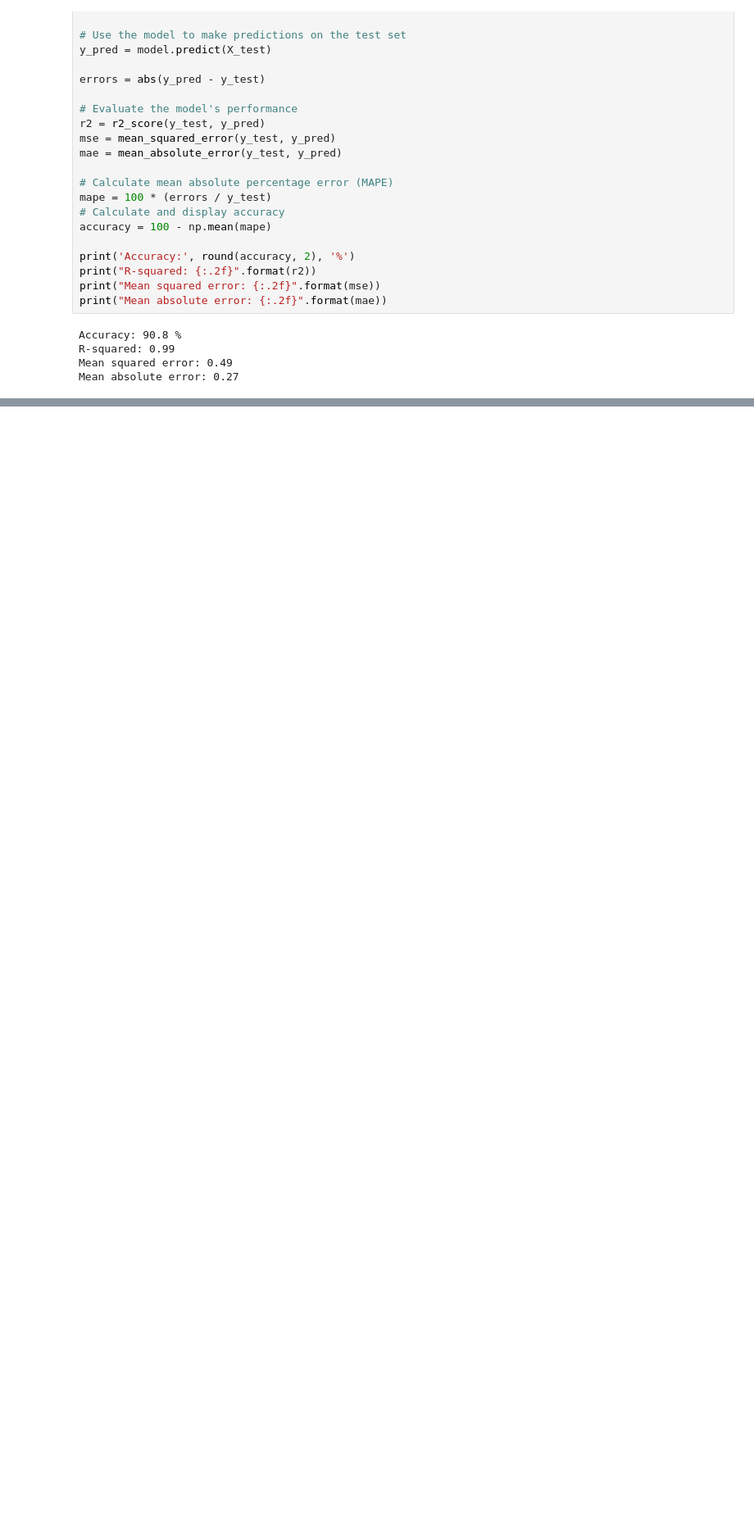
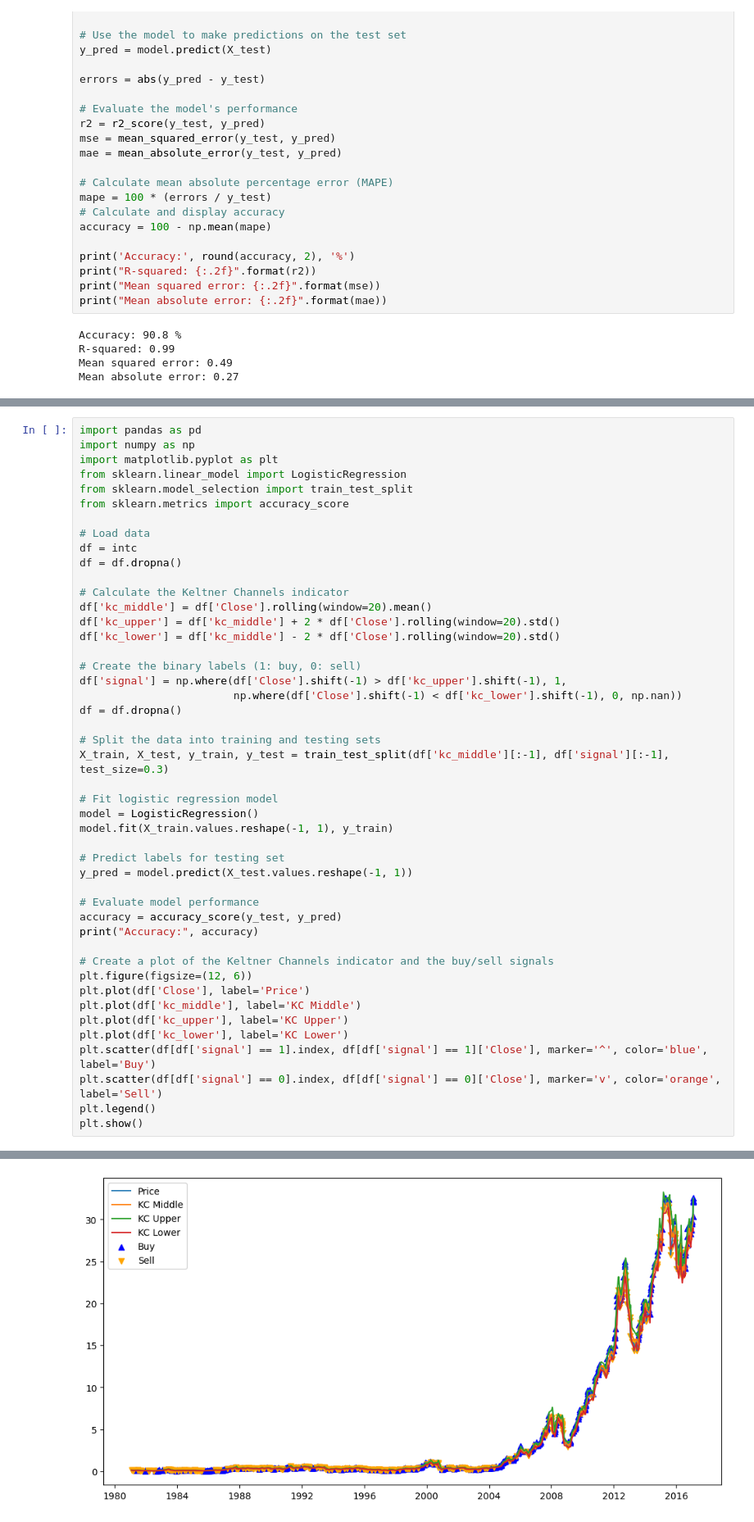
Before and after one commit to ShubhangamPrasad/Technical-Indicator-Evaluator, a Jupyter notebook: Channel Testing.ipynb, the cells around one changed output, grey strips where cells are left out. Shown: that part at 82% size. Drawn from its saved outputs; the diff is of its cells as text; blank space fills up the shorter version.

Commit message:
regression part added

```diff
--- a/Channel Testing.ipynb
+++ b/Channel Testing.ipynb
@@ -763,0 +667,47 @@ plt.show()
+# %%
+import pandas as pd
+import numpy as np
+import matplotlib.pyplot as plt
+from sklearn.linear_model import LogisticRegression
+from sklearn.model_selection import train_test_split
+from sklearn.metrics import accuracy_score
+
+# Load data
+df = intc
+df = df.dropna()
+
+# Calculate the Keltner Channels indicator
+df['kc_middle'] = df['Close'].rolling(window=20).mean()
+df['kc_upper'] = df['kc_middle'] + 2 * df['Close'].rolling(window=20).std()
+df['kc_lower'] = df['kc_middle'] - 2 * df['Close'].rolling(window=20).std()
+
+# Create the binary labels (1: buy, 0: sell)
+df['signal'] = np.where(df['Close'].shift(-1) > df['kc_upper'].shift(-1), 1,
+                        np.where(df['Close'].shift(-1) < df['kc_lower'].shift(-1), 0, np.nan))
+df = df.dropna()
+
+# Split the data into training and testing sets
+X_train, X_test, y_train, y_test = train_test_split(df['kc_middle'][:-1], df['signal'][:-1], test_size=0.3)
+
+# Fit logistic regression model
+model = LogisticRegression()
+model.fit(X_train.values.reshape(-1, 1), y_train)
+
+# Predict labels for testing set
+y_pred = model.predict(X_test.values.reshape(-1, 1))
+
+# Evaluate model performance
+accuracy = accuracy_score(y_test, y_pred)
+print("Accuracy:", accuracy)
+
+# Create a plot of the Keltner Channels indicator and the buy/sell signals
+plt.figure(figsize=(12, 6))
+plt.plot(df['Close'], label='Price')
+plt.plot(df['kc_middle'], label='KC Middle')
+plt.plot(df['kc_upper'], label='KC Upper')
+plt.plot(df['kc_lower'], label='KC Lower')
+plt.scatter(df[df['signal'] == 1].index, df[df['signal'] == 1]['Close'], marker='^', color='blue', label='Buy')
+plt.scatter(df[df['signal'] == 0].index, df[df['signal'] == 0]['Close'], marker='v', color='orange', label='Sell')
+plt.legend()
+plt.show()
+# %% [output]
@@ -763,0 +715 @@ plt.show()
+[figure, added]
```
Also changed, not shown: parts of 23 cells of this notebook, 7 other files.
